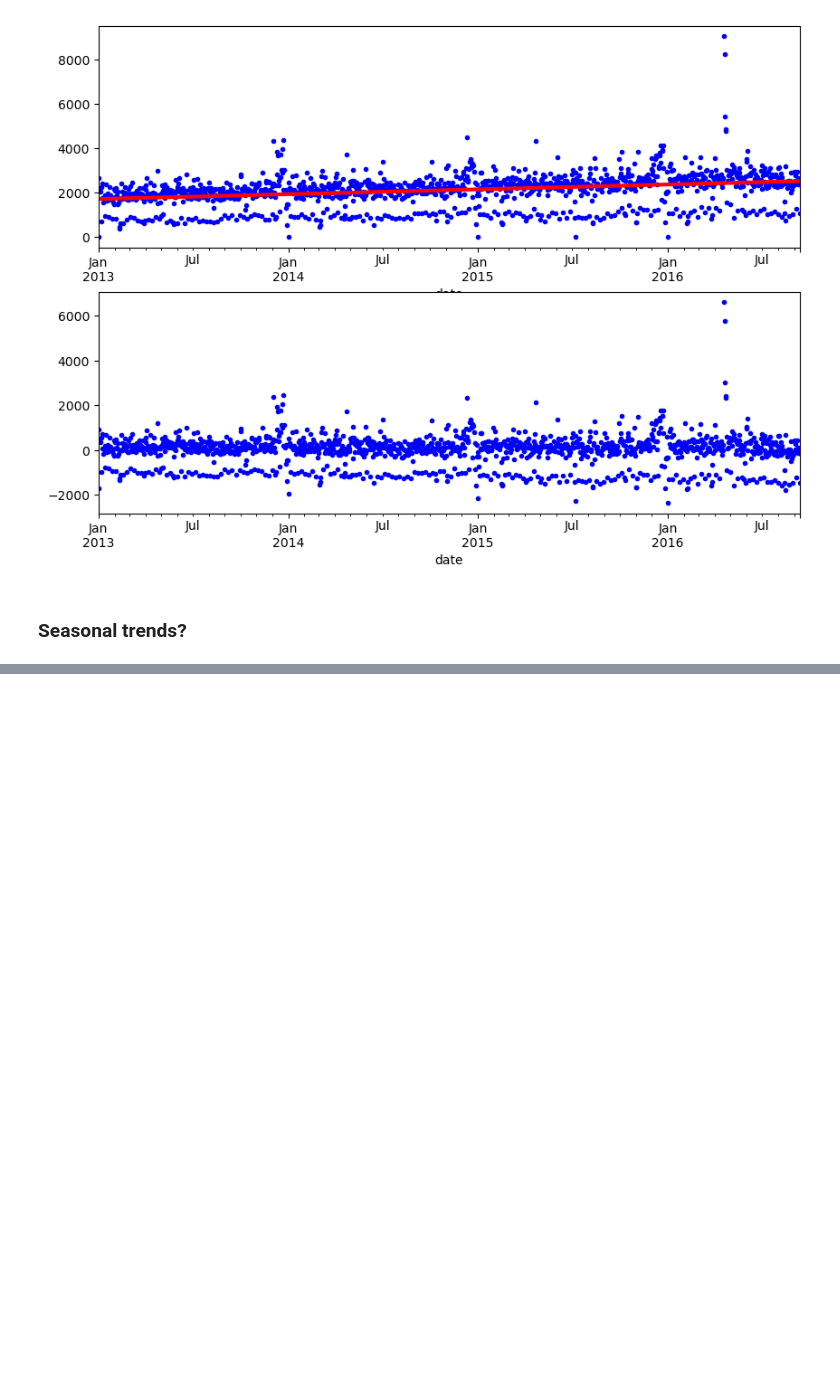
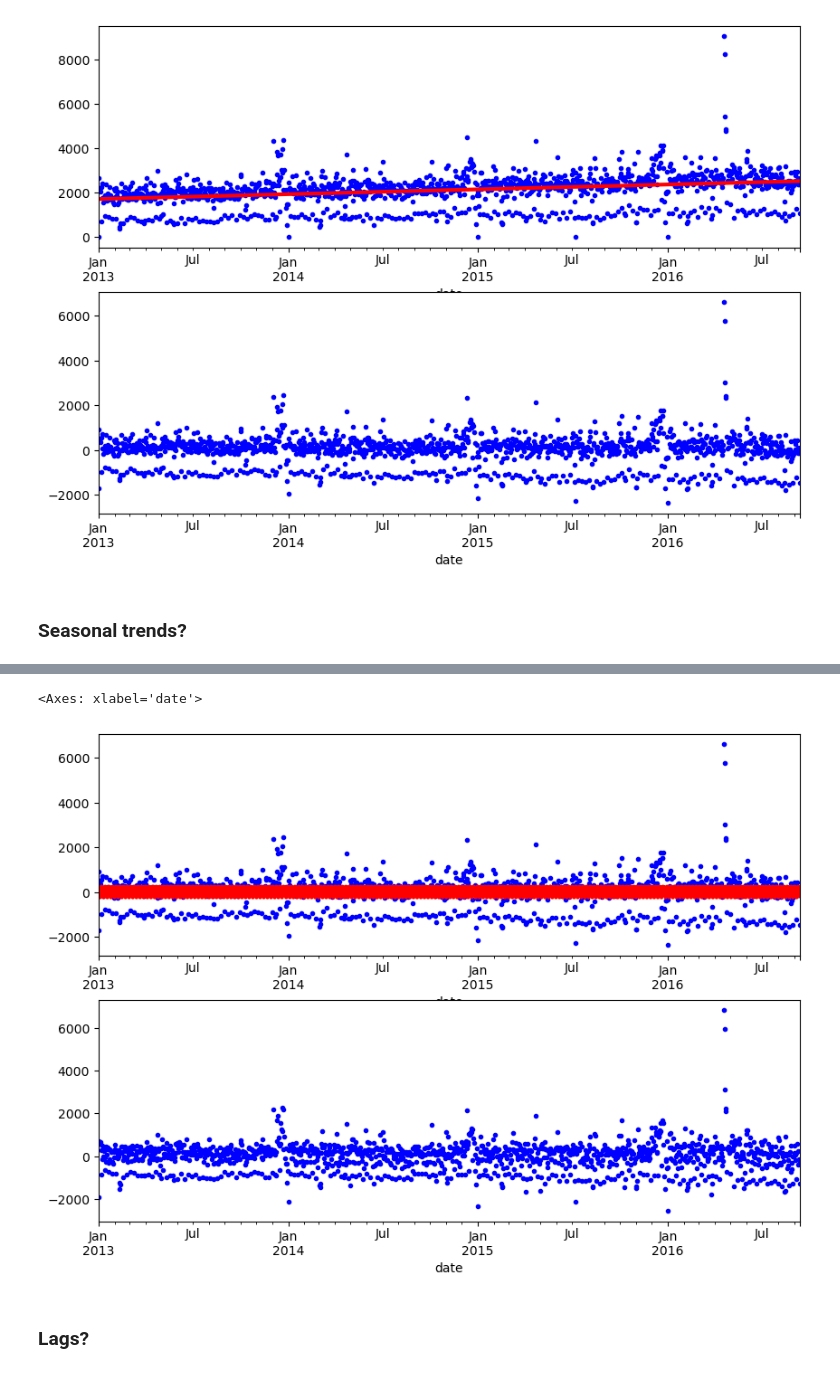
Before and after one commit to darrenjscott/kaggle_comps, a Jupyter notebook: StoreSales_TimeSeries/playground.ipynb, the cells around one changed output, grey strips where cells are left out. Saved outputs shown, nothing was run; the diff lists cells and outputs as text; code cells hidden in the pictures; blank space fills up the shorter version.

Commit message:
Looked at deseasoning

```diff
--- a/StoreSales_TimeSeries/playground.ipynb
+++ b/StoreSales_TimeSeries/playground.ipynb
@@ -165,0 +168,28 @@ seasonal_plot(y_detrend, y='sales', period='week', freq='dayofweek', ax=ax0)
+# %%
+dp_weekly = DeterministicProcess(
+    y_detrend.index,
+    constant=True,
+    order=1,
+    seasonal=True,
+    drop=True
+)
+
+X = dp_weekly.in_sample()
+# %%
+model_season = LinearRegression(fit_intercept=False)
+model_season.fit(X, y_detrend)
+y_model_season = pd.Series(model_season.predict(X), index=y_detrend.index)
+
+y_deseason = y_detrend - y_model_season
+
+fig, (ax0, ax1) = plt.subplots(2, 1, figsize=(10, 7), sharex=False)
+
+y_detrend.plot(ax=ax0, style='.', color='b')
+y_model_season.plot(ax=ax0, linewidth=3, color='r', label="In-sampe season")
+
+y_deseason.plot(ax=ax1, style='.', color='b')
+# %% [output]
+<Axes: xlabel='date'>
+[figure, added]
+# %% [markdown]
+### Lags?
```
Also changed, not shown: parts of 2 cells of this notebook, 1 other file.
